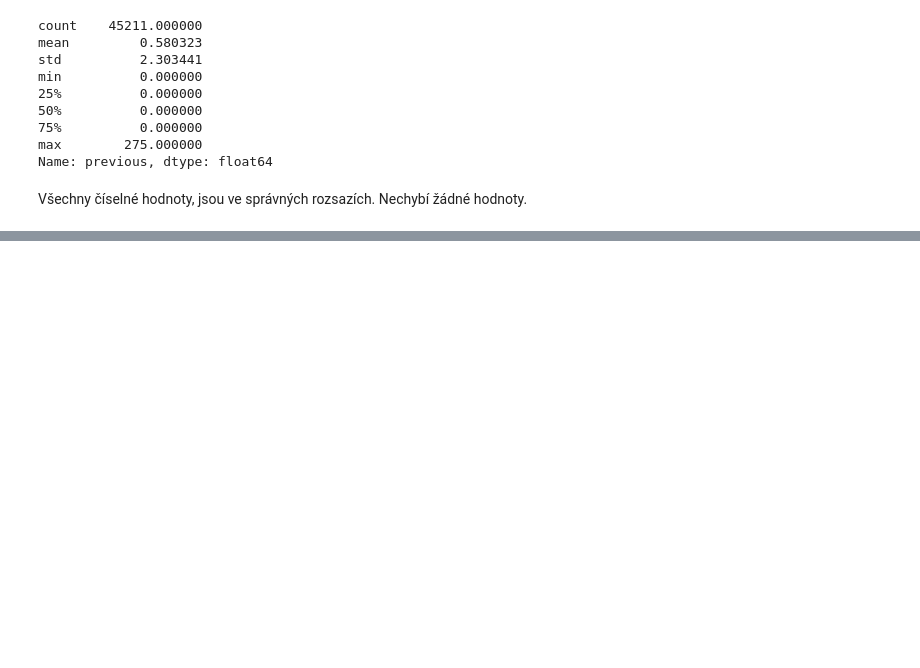
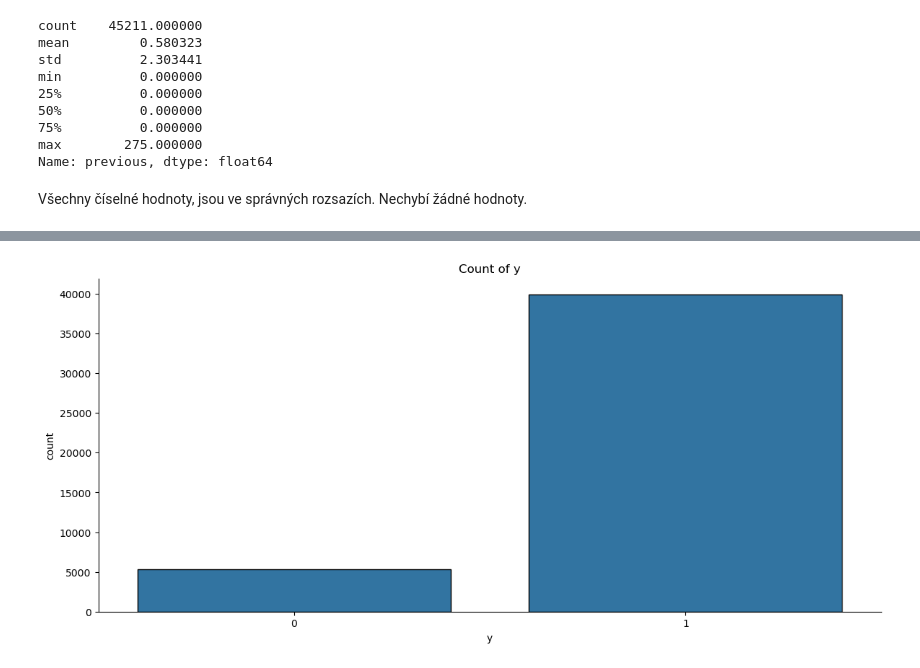
Before and after one commit to andyska09/Data-Visualisation, a Jupyter notebook: 03/solution03.ipynb, the cells around one changed output, grey strips where cells are left out. Drawn from its saved outputs; the diff is of its cells as text; code cells hidden in the pictures; blank space fills up the shorter version.

```diff
--- a/03/solution03.ipynb
+++ b/03/solution03.ipynb
@@ -243,0 +261,5 @@ Všechny číselné hodnoty, jsou ve správných rozsazích. Nechybí žádné h
+# %%
+def binary_encode(data, columns):
+    for column in columns:
+        data[column] = data[column].map({'yes': 0, 'no': 1})
+    return data
@@ -253,5 +289,7 @@ def preprocess_data(train_df, val_df, test_df, colsToDrop=[]):
     train_df, val_df, test_df = datasets
     return train_df, val_df, test_df
 # %%
+data = pd.read_csv("bank-full.csv", sep=';')
+data = binary_encode(data, ['y'])
 Xtrain, ytrain, Xval, yval, Xtest, ytest = splitData(data, 'y')
 Xtrain, Xval, Xtest = preprocess_data(Xtrain, Xval, Xtest)
@@ -257,0 +355,4 @@ Xtrain, Xval, Xtest = preprocess_data(Xtrain, Xval, Xtest)
+# %%
+countplot_format(data, 'y')
+# %% [output]
+[figure, added]
```
Also changed, not shown: parts of 12 cells of this notebook.
